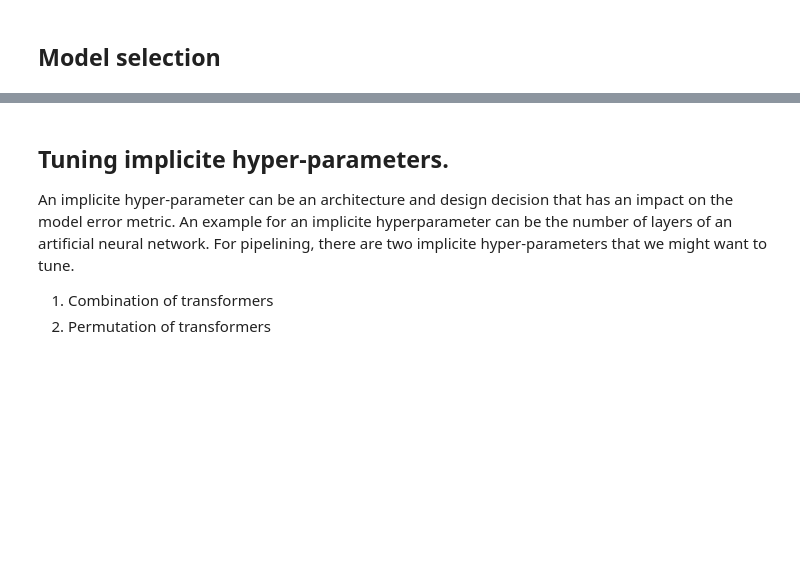
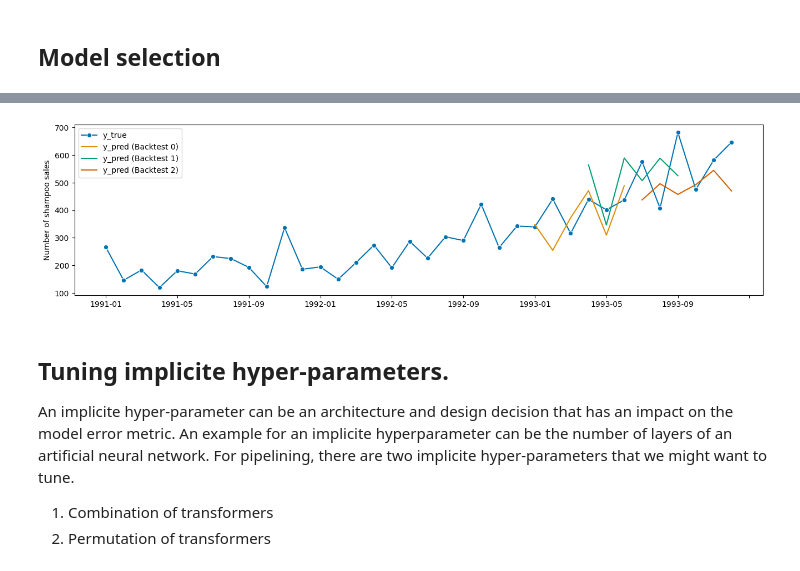
Before and after one commit to sktime/sktime-tutorial-pydata-global-2022, a Jupyter notebook: notebooks/tuning.ipynb, the cells around one changed output, grey strips where cells are left out. Cells and saved outputs as stored; diff of their text form; code cells hidden in the pictures; blank space fills up the shorter version.

Commit message:
Added backtesting example

```diff
--- a/notebooks/tuning.ipynb
+++ b/notebooks/tuning.ipynb
@@ -222,0 +222,12 @@ gscv.best_params_
+# %%
+
+from sktime.forecasting.model_evaluation import evaluate
+
+results = evaluate(
+    forecaster=gscv.best_forecaster_,
+    y=y,
+    cv=ExpandingWindowSplitter(fh=fh, initial_window=24, step_length=3),
+    scoring=MeanSquaredError(square_root=True),
+    return_data=True,
+)
+results
@@ -223,3 +239,15 @@ gscv.best_params_
+# %%
+fig, ax = plot_series(
+    y,
+    results["y_pred"].iloc[0],
+    results["y_pred"].iloc[1],
+    results["y_pred"].iloc[2],
+    markers=["o", "", "", ""],
+    labels=["y_true"] + ["y_pred (Backtest " + str(x) + ")" for x in range(3)],
+)
+ax.legend();
+# %% [output]
+[figure, added]
 # %% [markdown]
 ## Tuning implicite hyper-parameters.
 
```
Also changed, not shown: parts of 7 cells of this notebook, 1 other file.
